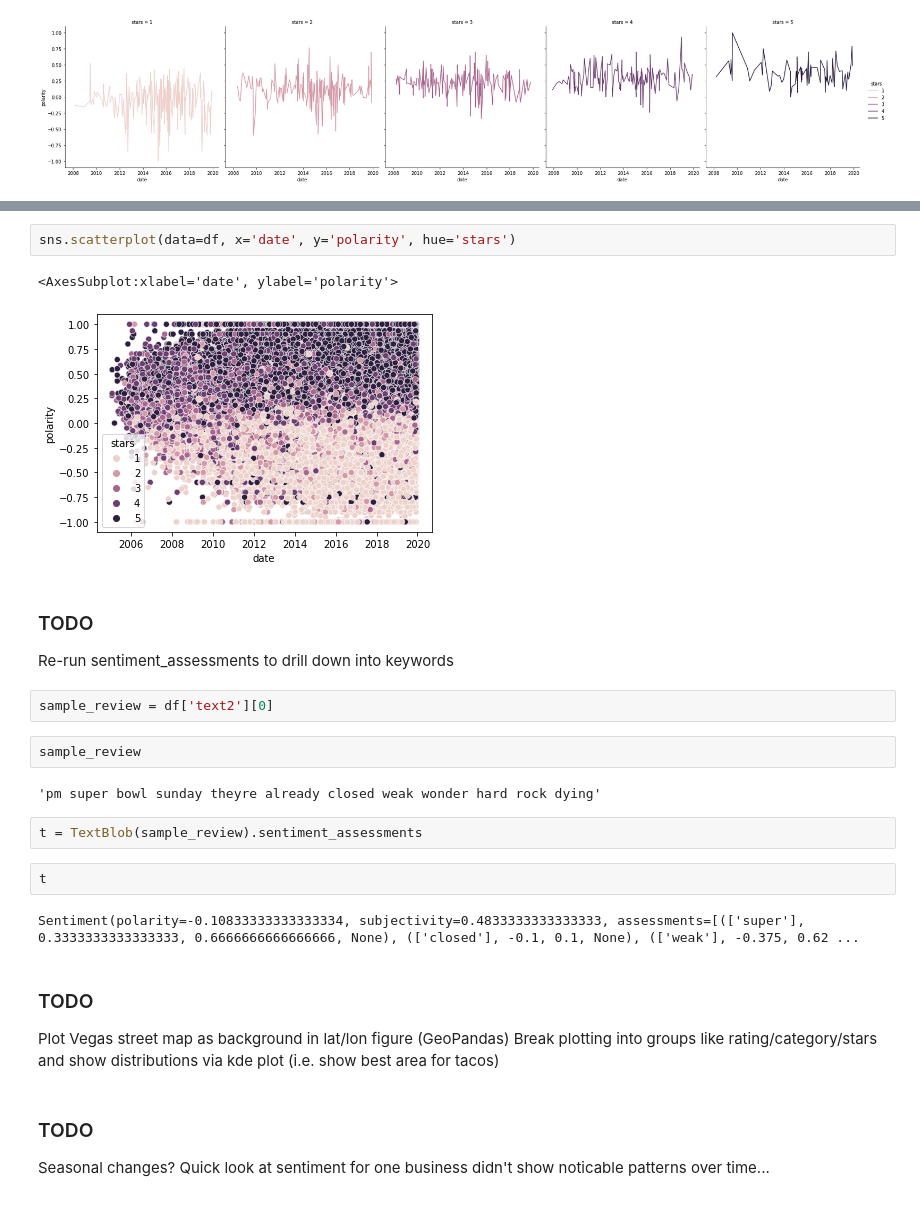
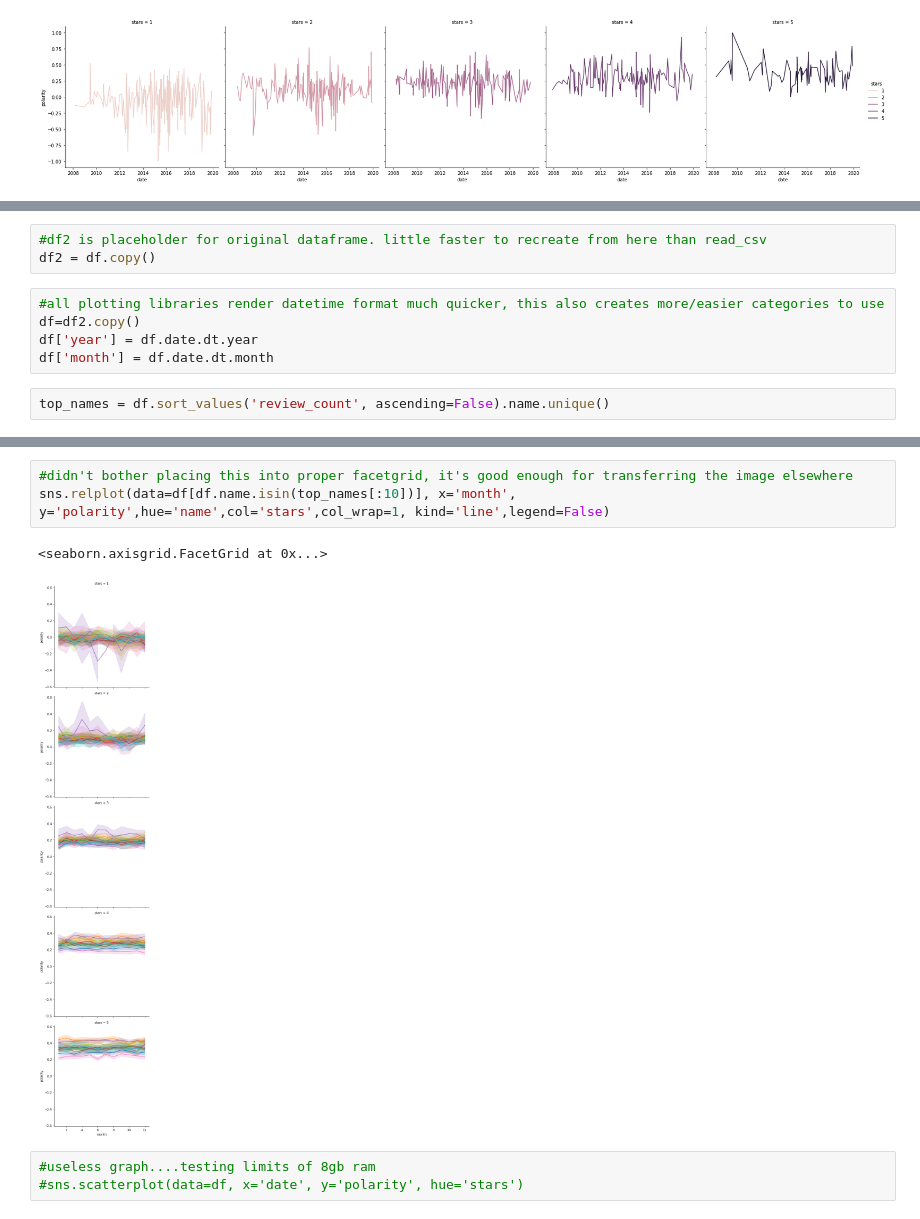
Before and after one commit to danieljbae/CS-4502-Project, a Jupyter notebook: Analysis/reviews_sentiment.ipynb, the cells around one changed output, grey strips where cells are left out. Saved outputs shown, nothing was run; the diff lists cells and outputs as text.

```diff
--- a/Analysis/reviews_sentiment.ipynb
+++ b/Analysis/reviews_sentiment.ipynb
@@ -209,0 +210,10 @@ sns.displot(data=df[df.name=='Corner Market Buffet'], x='date', y='polarity', ki
+# %%
+#df2 is placeholder for original dataframe. little faster to recreate from here than read_csv
+df2 = df.copy()
+# %%
+#all plotting libraries render datetime format much quicker, this also creates more/easier categories to use
+df=df2.copy()
+df['year'] = df.date.dt.year
+df['month'] = df.date.dt.month
+# %%
+top_names = df.sort_values('review_count', ascending=False).name.unique()
@@ -210,28 +236,9 @@ sns.displot(data=df[df.name=='Corner Market Buffet'], x='date', y='polarity', ki
+# %%
+#didn't bother placing this into proper facetgrid, it's good enough for transferring the image elsewhere
+sns.relplot(data=df[df.name.isin(top_names[:10])], x='month', y='polarity',hue='name',col='stars',col_wrap=1, kind='line',legend=False)
+# %% [output]
+<seaborn.axisgrid.FacetGrid at 0x...>
+[figure, added]
 # %%
-sns.scatterplot(data=df, x='date', y='polarity', hue='stars')
+#useless graph....testing limits of 8gb ram
+#sns.scatterplot(data=df, x='date', y='polarity', hue='stars')
-# %% [output]
-<AxesSubplot:xlabel='date', ylabel='polarity'>
-[figure, removed]
-# %% [markdown]
-### TODO
-Re-run sentiment_assessments to drill down into keywords
-# %%
-sample_review = df['text2'][0]
-# %%
-sample_review
-# %% [output]
-'pm super bowl sunday theyre already closed weak wonder hard rock dying'
-# %%
-t = TextBlob(sample_review).sentiment_assessments
-# %%
-t
-# %% [output]
-Sentiment(polarity=-0.10833333333333334, subjectivity=0.4833333333333333, assessments=[(['super'], 0.3333333333333333, 0.6666666666666666, None), (['closed'], -0.1, 0.1, None), (['weak'], -0.375, 0.62 ...
-# %% [markdown]
-### TODO
-Plot Vegas street map as background in lat/lon figure (GeoPandas)
-Break plotting into groups like rating/category/stars and show distributions via kde plot (i.e. show best area for tacos)
-# %% [markdown]
-### TODO
-Seasonal changes?
-Quick look at sentiment for one business didn't show noticable patterns over time...
```
Also changed, not shown: parts of 32 cells of this notebook.
